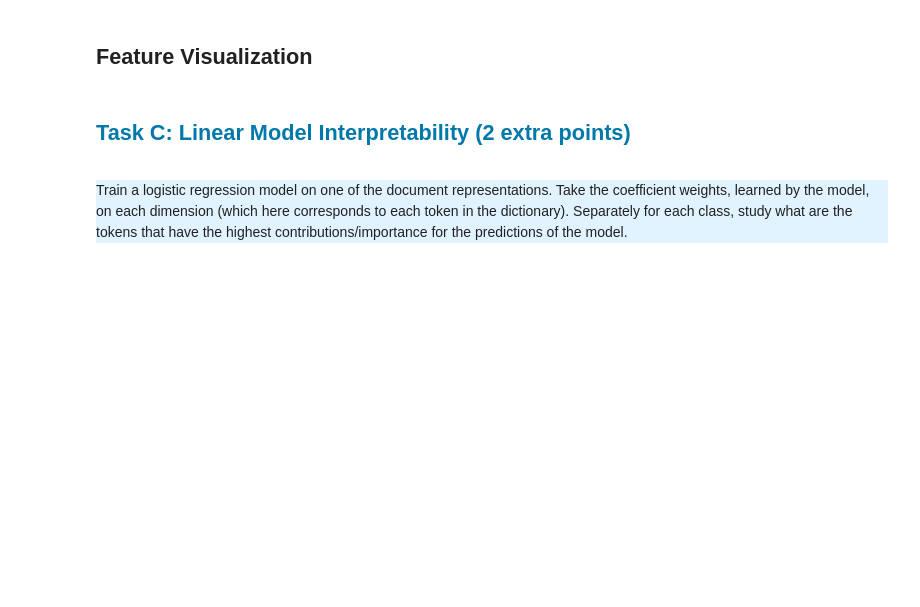
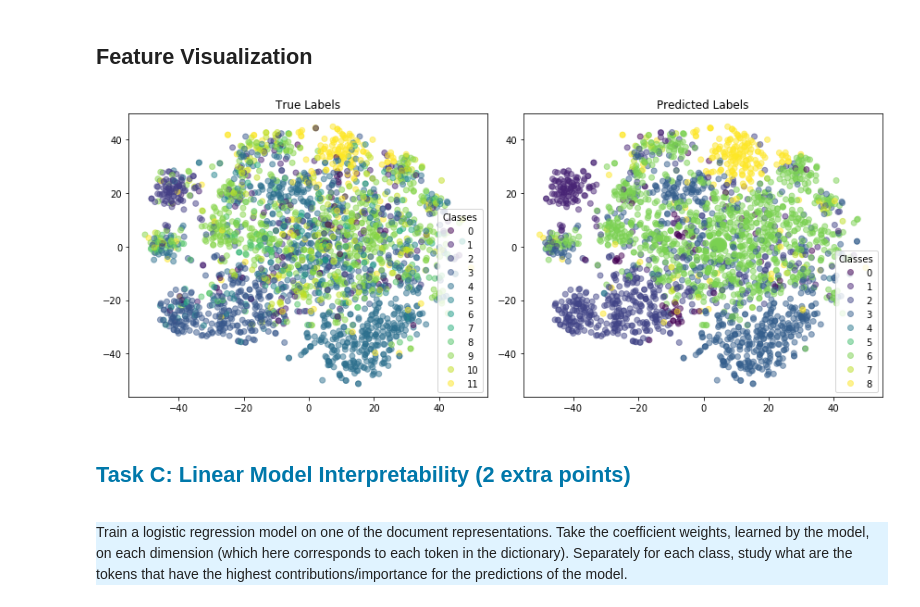
Before and after one commit to borosabel/NLP, a Jupyter notebook: Assignment1.ipynb, the cells around one changed output. Cells and saved outputs as stored; diff of their text form; code cells hidden in the pictures; blank space fills up the shorter version.

Commit message:
Final results

```diff
--- a/Assignment1.ipynb
+++ b/Assignment1.ipynb
@@ -618,3 +640,30 @@ plt.show()
+# %%
+from sklearn.manifold import TSNE
+import matplotlib.pyplot as plt
+
+# Prepare the feature vectors for t-SNE
+features = transformed_tf_idf_test.iloc[:, 1:-1].values
+tsne = TSNE(n_components=2, random_state=42)
+tsne_results = tsne.fit_transform(features)
+
+# First Plot: True Labels
+plt.figure(figsize=(12, 5))
+
+plt.subplot(1, 2, 1)
+scatter = plt.scatter(tsne_results[:, 0], tsne_results[:, 1], c=test_set['label'], cmap='viridis', alpha=0.5)
+plt.title('True Labels')
+plt.legend(handles=scatter.legend_elements()[0], labels=list(set(test_set['label'])), title="Classes")
+
+# Second Plot: Predicted Labels
+plt.subplot(1, 2, 2)
+scatter = plt.scatter(tsne_results[:, 0], tsne_results[:, 1], c=svm_tfidf_pred_val, cmap='viridis', alpha=0.5)
+plt.title('Predicted Labels')
+plt.legend(handles=scatter.legend_elements()[0], labels=list(set(test_set['label'])), title="Classes")
+
+plt.tight_layout()
+plt.show()
+# %% [output]
+[figure, added]
 # %% [markdown]
 <a name="section-optional"></a><h2 style="color:rgb(0,120,170)">Task C: Linear Model Interpretability (2 extra points)</h2>
 # %% [markdown]
```
Also changed, not shown: parts of 14 cells of this notebook.
